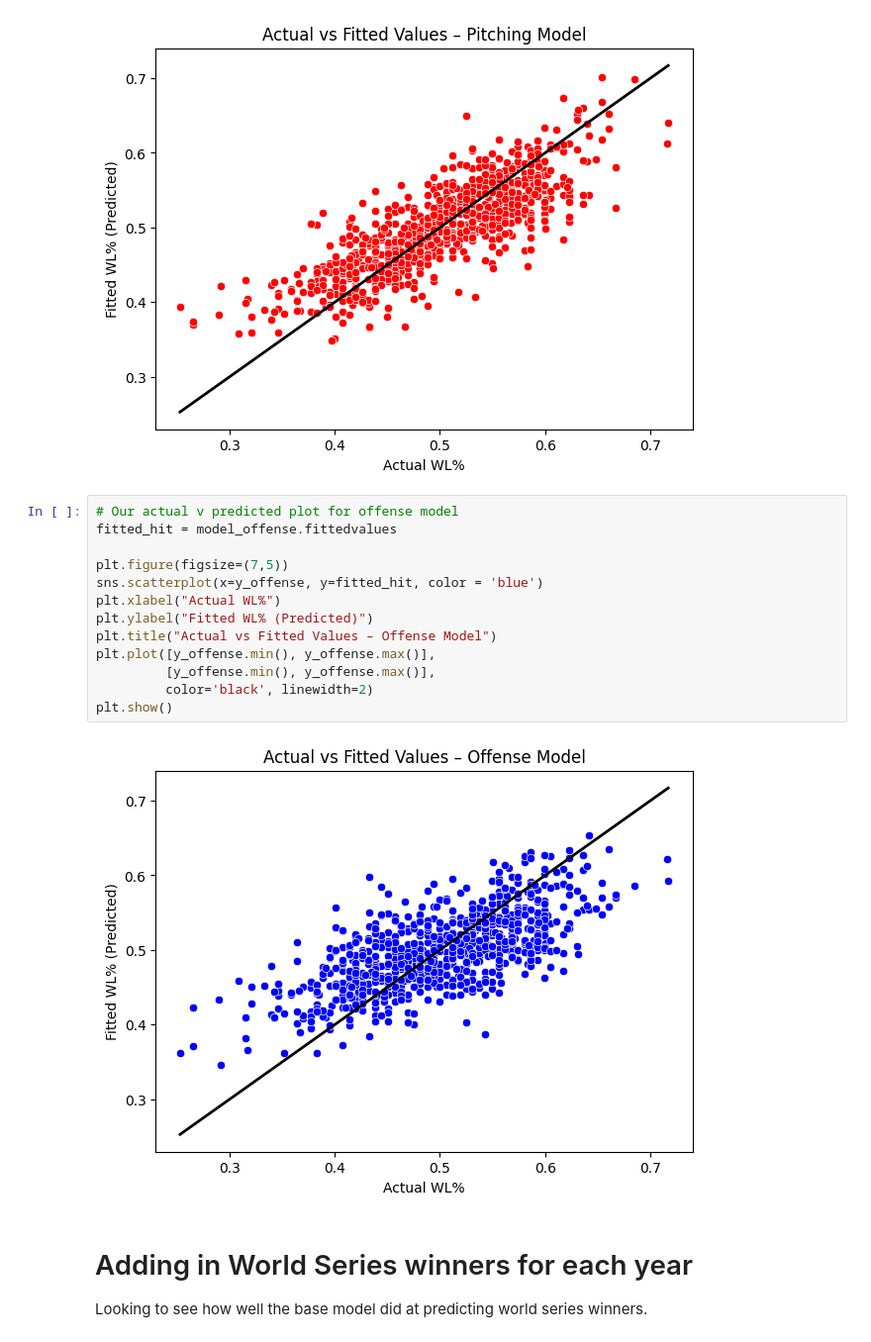
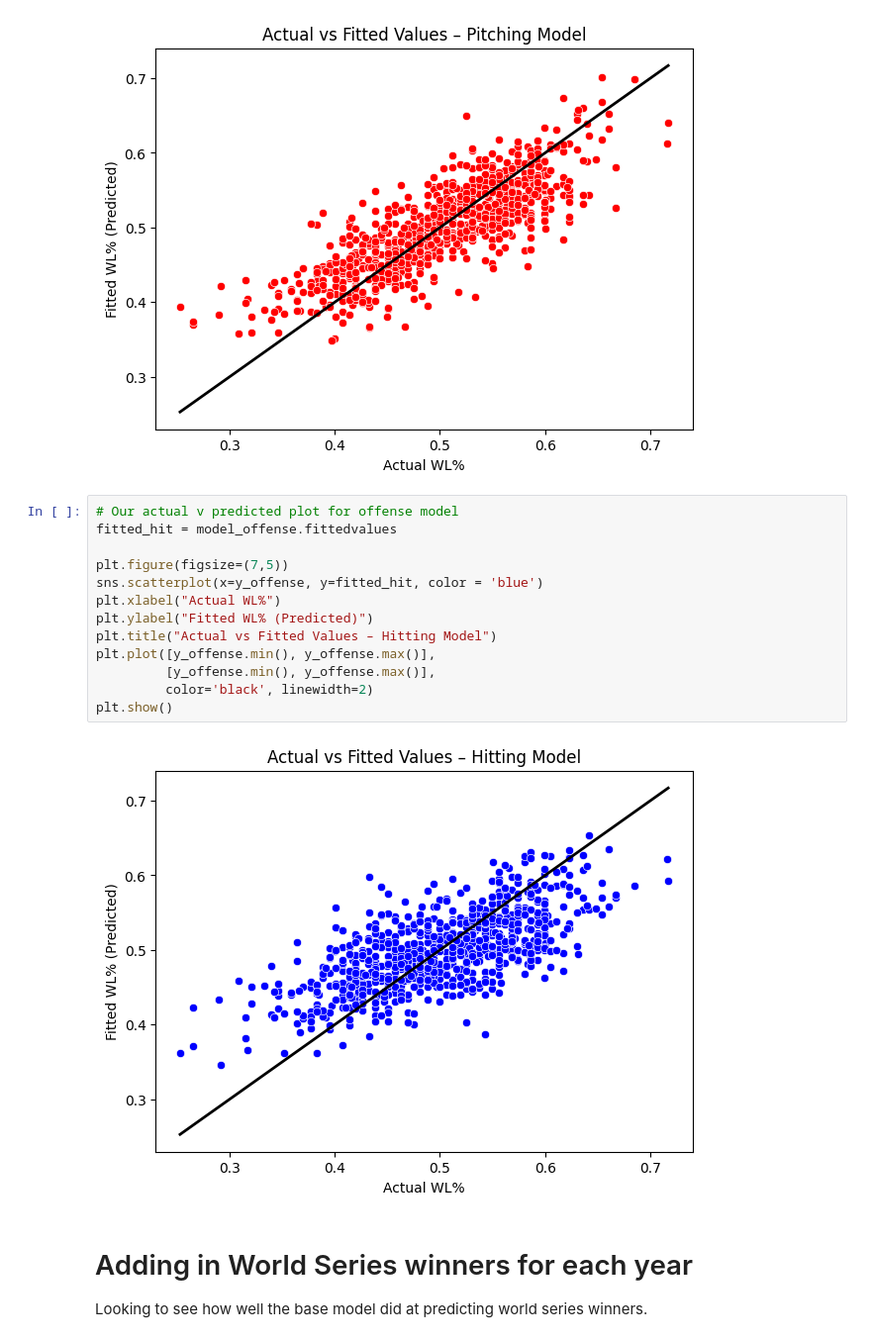
Before and after one commit to VinceGambotto/CIS164_Final_Project, a Jupyter notebook: Final_164_ACTUAL_github.ipynb, the cells around one changed output. Shown at 99% size. Cells and saved outputs as stored; diff of their text form.

```diff
--- a/Final_164_ACTUAL_github.ipynb
+++ b/Final_164_ACTUAL_github.ipynb
@@ -656,18 +656,18 @@ plt.show()
 # %%
 # Our actual v predicted plot for offense model
 fitted_hit = model_offense.fittedvalues
 
 plt.figure(figsize=(7,5))
 sns.scatterplot(x=y_offense, y=fitted_hit, color = 'blue')
 plt.xlabel("Actual WL%")
 plt.ylabel("Fitted WL% (Predicted)")
-plt.title("Actual vs Fitted Values – Offense Model")
+plt.title("Actual vs Fitted Values – Hitting Model")
 plt.plot([y_offense.min(), y_offense.max()],
          [y_offense.min(), y_offense.max()],
          color='black', linewidth=2)
 plt.show()
 # %% [output]
-[figure, old version]
+[figure, new version]
 # %% [markdown]
 # Adding in World Series winners for each year
 Looking to see how well the base model did at predicting world series winners.
```
Also changed, not shown: parts of 12 cells of this notebook.
